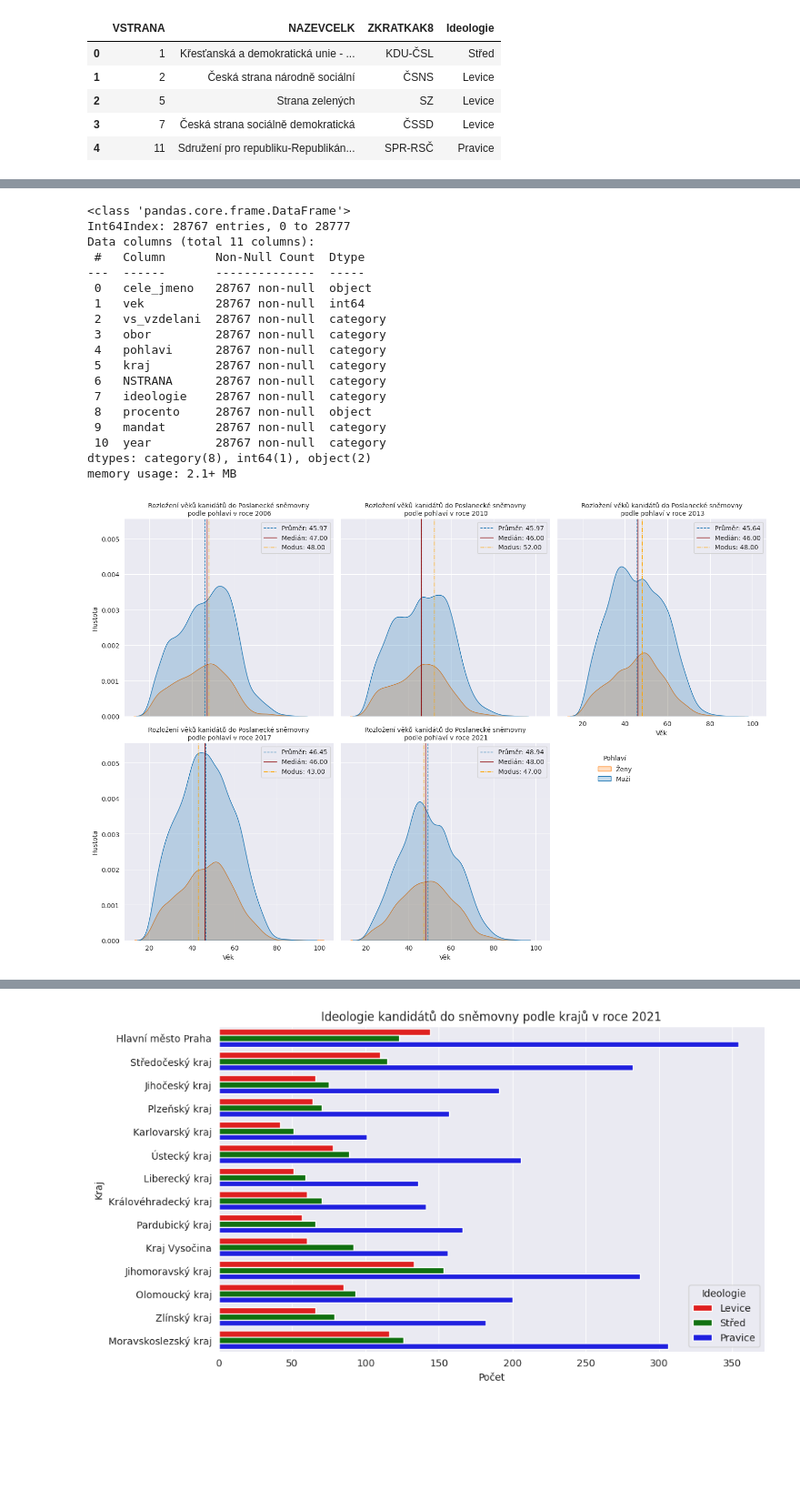
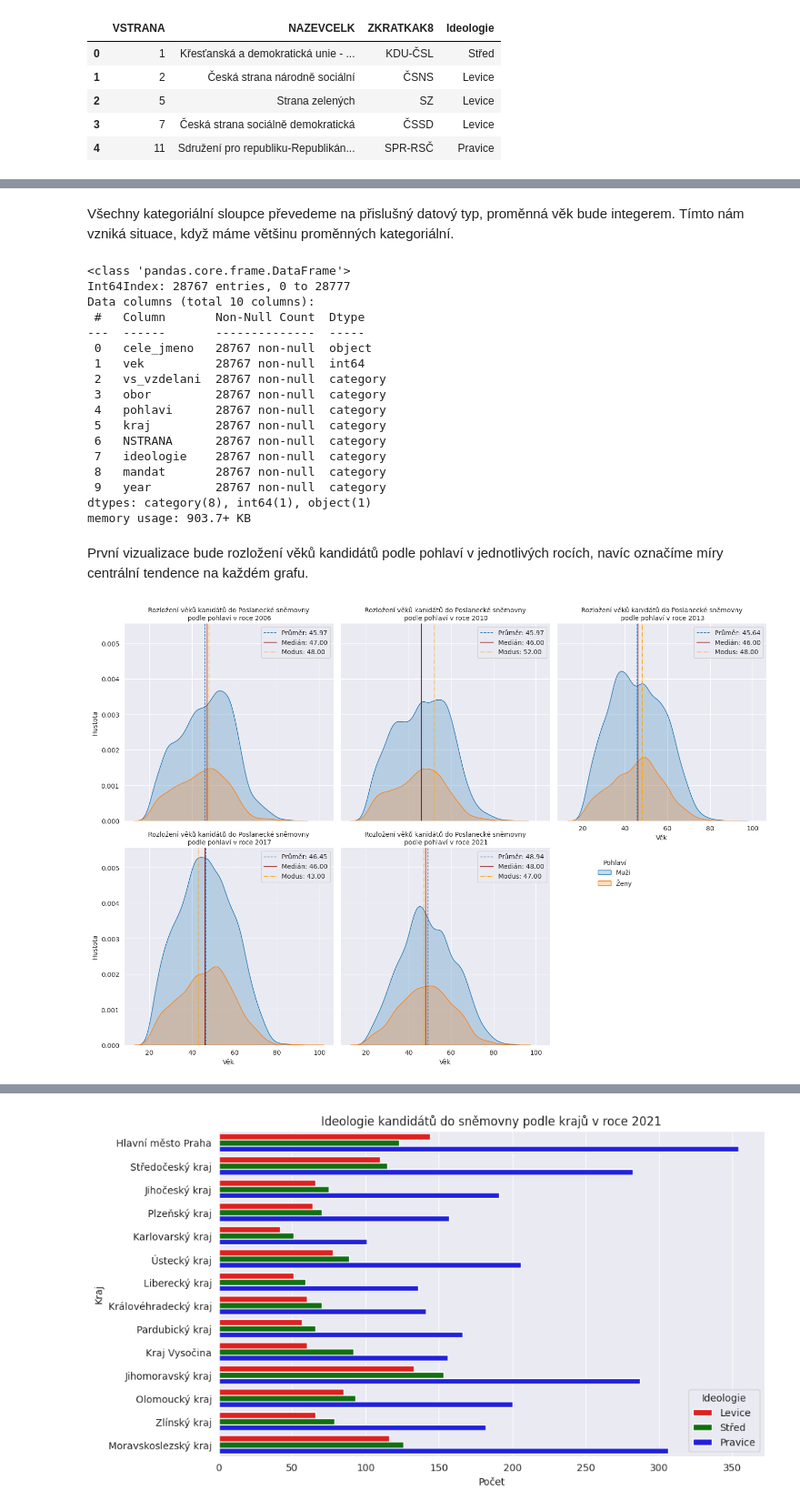
Before and after one commit to rmnskb/cz-elections, a Jupyter notebook: cz_elections_analysis.ipynb, the cells around one changed output, grey strips where cells are left out. Shown at 91% size. Saved outputs shown, nothing was run; the diff lists cells and outputs as text; code cells hidden in the pictures; blank space fills up the shorter version.

```diff
--- a/cz_elections_analysis.ipynb
+++ b/cz_elections_analysis.ipynb
@@ -47,9 +45,10 @@ occup_dict.keys()
 # %% [output]
 dict_keys(['duchod', 'podnik', 'zivnost', 'remeslo', 'soukzam', 'finance', 'student', 'akademik', 'statzam', 'zdravotnictvi', 'politik', 'nezam', 'manager', 'zemedel', 'pravo', 'odbor', 'umeni', 'spor ...
 # %%
+# test the lambda function
 def mandat(val: str) -> int:
     """
-    Map value of mandates. 0 stands for no mandate, 1 stands for mandate. The function exists because there different formattings: in some years it is A or N, in other years it's 0 or 1
+    Map value of mandates. 0 stands for no mandate, 1 stands for mandate. The function exists because there different formatings: in some years it is A or N, in other years it's 0 or 1
     :param val: string value
     :return: integer value 0 or 1
     """
@@ -82,16 +83,15 @@ def clean_data(data: pd.DataFrame, strany: dict) -> pd.DataFrame:
     df["pohlavi"] = np.where(df.loc[:, "cele_jmeno"].str[-1] == "á", "F", "M")
     df["vs_vzdelani"] = np.where((df["TITULPRED"].notnull()) | (df["TITULZA"].notnull()), 1, 0)
     df["vek"] = df["VEK"]
-    # Místo PSTRANA jsem vzal NSTRANA, jelikož u té první je hodně None
-    # TODO: drop the rows with NA (only the year 2006 has 5% NA values, others are relatively good with it)
+
     kraj_list = ["Hlavní město Praha", "Středočeský kraj", "Jihočeský kraj", "Plzeňský kraj", "Karlovarský kraj",
                 "Ústecký kraj", "Liberecký kraj", "Královéhradecký kraj", "Pardubický kraj", "Kraj Vysočina",
                 "Jihomoravský kraj", "Olomoucký kraj", "Zlínský kraj", "Moravskoslezský kraj"]
     kraj_dict = dict(zip(list(range(1, 15)), kraj_list))
     df["ideologie"] = df["NSTRANA"].map(strany)
     df["kraj"] = df["VOLKRAJ"].map(kraj_dict)
-    df["obor"] = df["POVOLANI"].apply(lambda row: obor(str(row)))
-    df["mandat"] = df["MANDAT"].apply(lambda row: mandat(str(row)))
-    columns = ["cele_jmeno", "vek", "vs_vzdelani", "obor", "pohlavi", "kraj", "NSTRANA", "ideologie", "procento", "mandat", "year"]
+    df["obor"] = df["POVOLANI"].apply(lambda row: obor(str(row))) # mapuje slovník oborů na sloupec "POVOLANI"
+    df["mandat"] = df["MANDAT"].apply(lambda row: 1 if str(row) == "A" or str(row) == "1" else 0) # převádí různé záznamy na jeden tvar (v některých letech je to A/N, někde 1/0)
+    columns = ["cele_jmeno", "vek", "vs_vzdelani", "obor", "pohlavi", "kraj", "NSTRANA", "ideologie", "mandat", "year"]
 
     return df[columns]
@@ -211,11 +248,10 @@ Name: ideologie, dtype: int64
 # %%
-# Missing values in "vek" will be deleted, since these are non-existent candidates
-# All missing values in "ideologie" will be assigned to Pravice, since it's the most frequent value
-# All missing columns in "procento" will be set to 0
+# Chybějící hodnoty ve sloupci vek budou smazany, jelikož jsou neexistujícími kandidáty
+# Veškeré NA hodnoty ve sloupci ideologie budou přiřazeny pravicové ideologie, jelikož je nejčastší
 
 snem_long = snem_long.dropna(subset=["vek"])
 snem_long.ideologie = snem_long.ideologie.fillna("Pravice")
-snem_long.procento = snem_long.procento.fillna(0)
+# snem_long.procento = snem_long.procento.fillna(0)
 
 print("Stav po ošetření chybějících hodnot:")
 print("Počet chybějících hodnot v každém sloupci:\n")
@@ -267,3 +304,6 @@ memory usage: 2.6+ MB
+# %% [markdown]
+Všechny kategoriální sloupce převedeme na přislušný datový typ, proměnná věk bude integerem.
+Tímto nám vzniká situace, když máme většinu proměnných kategoriální.
 # %%
 for col in ["vs_vzdelani", "obor", "pohlavi", "kraj", "NSTRANA", "ideologie", "mandat", "year"]:
     snem_long[col] = snem_long[col].astype("category")
@@ -274,7 +314,7 @@ snem_long.info()
 # %% [output]
 <class 'pandas.core.frame.DataFrame'>
 Int64Index: 28767 entries, 0 to 28777
-Data columns (total 11 columns):
+Data columns (total 10 columns):
  #   Column       Non-Null Count  Dtype
 ---  ------       --------------  -----
  0   cele_jmeno   28767 non-null  object
@@ -285,30 +325,33 @@ Data columns (total 11 columns):
  5   kraj         28767 non-null  category
  6   NSTRANA      28767 non-null  category
  7   ideologie    28767 non-null  category
- 8   procento     28767 non-null  object
- 9   mandat       28767 non-null  category
- 10  year         28767 non-null  category
-dtypes: category(8), int64(1), object(2)
-memory usage: 2.1+ MB
+ 8   mandat       28767 non-null  category
+ 9   year         28767 non-null  category
+dtypes: category(8), int64(1), object(1)
+memory usage: 903.7+ KB
+# %% [markdown]
+První vizualizace bude rozložení věků kandidátů podle pohlaví v jednotlivých rocích, navíc označíme míry centrální tendence na každém grafu.
 # %%
 g = sns.displot(
-        data=snem_long, x="vek", hue="pohlavi", kind="kde", fill=True, legend=True, col="year", col_wrap=3
+        data=snem_long, x="vek", hue="pohlavi", kind="kde",
+    fill=True, legend=True, col="year", col_wrap=3,
+    palette=["#FF7F0E", "#1F77B4"]
     )
 g.set_titles("Rozložení věků kanidátů do Poslanecké sněmovny\n podle pohlaví v roce {col_name}")
 g.set(xlabel="Věk", ylabel="Hustota")
-sns.move_legend(g, "upper left", bbox_to_anchor=(.70, .47), title="Pohlaví", labels=["Ženy", "Muži"]);
+sns.move_legend(g, "upper left", bbox_to_anchor=(.70, .47), title="Pohlaví", labels=["Muži", "Ženy"]);
 
 years_avgs = {}
 for i, year in enumerate(snem_years):
     years_avgs[i] = [snem_long.query(f"year == {year}")["vek"].mean(),
                      snem_long.query(f"year == {year}")["vek"].median(),
                      snem_long.query(f"year == {year}")["vek"].mode().iat[0]]
 
 axes = g.axes.flatten()
 for i, ax in enumerate(axes):
     ax.axvline(years_avgs[i][0], ls="--", lw=1.0, label=f"""Průměr: {years_avgs[i][0]:.2f}""")
     ax.axvline(years_avgs[i][1], color="darkred", lw=1.0, label=f"""Medián: {years_avgs[i][1]:.2f}""")
     ax.axvline(years_avgs[i][2], ls="-.", color="orange", lw=1.0, label=f"""Modus: {years_avgs[i][2]:.2f}""")
     ax.legend(loc=0)
 # %% [output]
-[figure, old version]
+[figure, new version]
```
Also changed, not shown: parts of 53 cells of this notebook.
